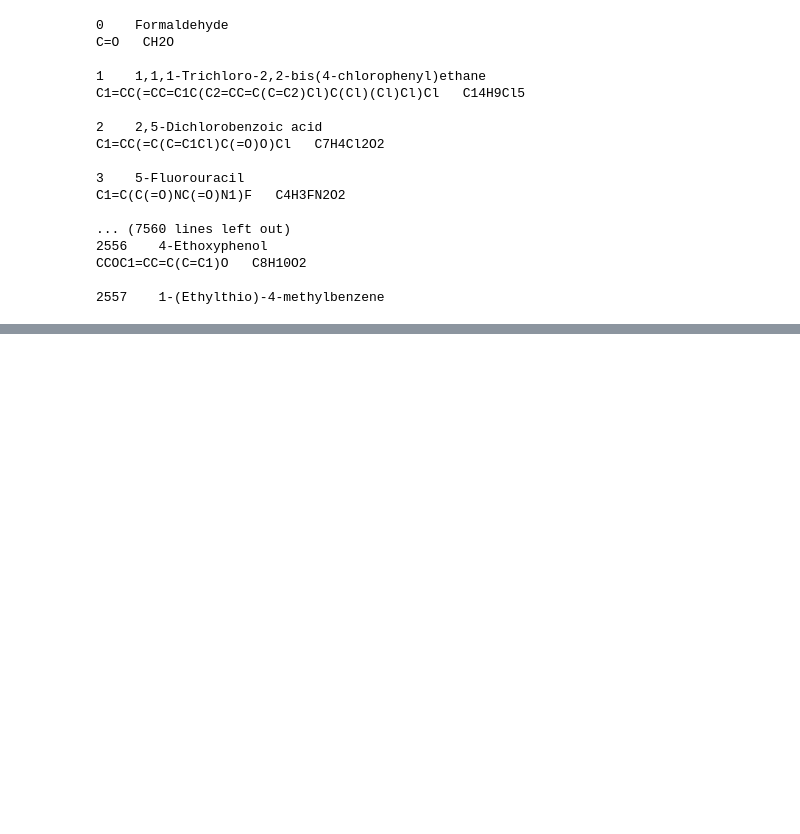
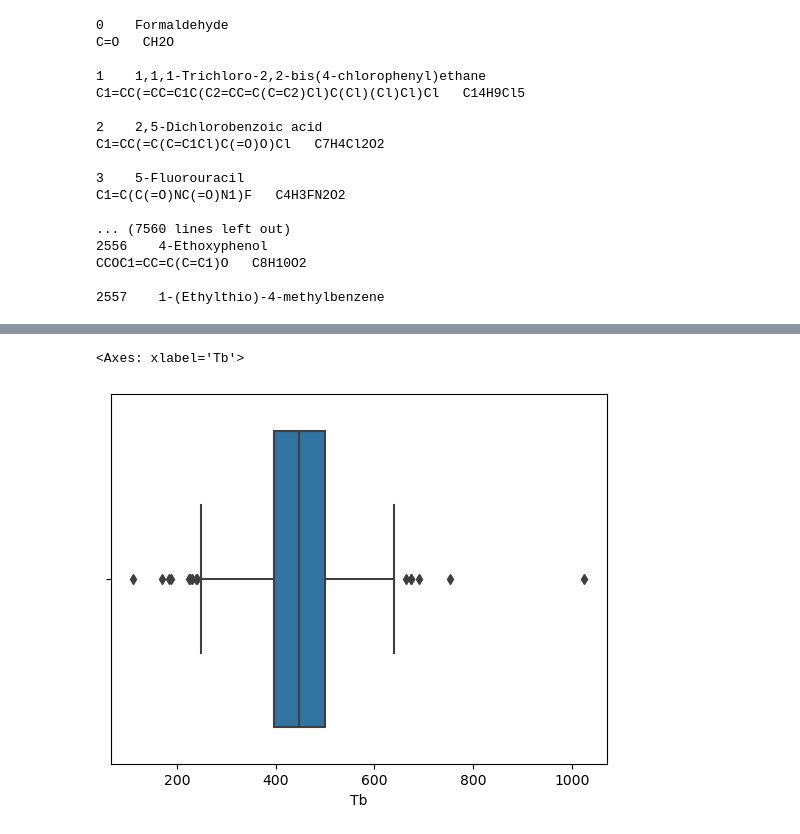
Before and after one commit to Sawahiko/SMILE_to_Feature, a Jupyter notebook: Github_DB_Chemical.ipynb, the cells around one changed output, grey strips where cells are left out. Cells and saved outputs as stored; diff of their text form; code cells hidden in the pictures; blank space fills up the shorter version.

Commit message:
Remove_outliner

```diff
--- a/Github_DB_Chemical.ipynb
+++ b/Github_DB_Chemical.ipynb
@@ -243,3 +254,26 @@ C1=C(C(=O)NC(=O)N1)F   C4H3FN2O2
 CCOC1=CC=C(C=C1)O   C8H10O2
 
 2557    1-(Ethylthio)-4-methylbenzene
+# %%
+import numpy as np
+import pandas as pd
+import pubchempy as pcp
+
+
+def remove_outliers(Excel_path, Excel_sheetname, Threshold=3):
+    df = pd.read_excel("Data.xlsx", sheet_name="Load_AllDataSetC12")
+    data = df['Tb']
+    outliers=[]
+    threshold=Threshold
+    mean = np.mean(data)
+    std =np.std(data)
+
+
+    for i in data:
+        z_score= (i - mean)/std
+        if np.abs(z_score) > threshold:
+            outliers.append(i)
+    new_df = df[~df['Tb'].isin(outliner)]
+    print(outliers)
+    return new_df
+df = remove_outliers("Data.xlsx", "Load_AllDataSetC12", 3)
@@ -245,0 +298,6 @@ CCOC1=CC=C(C=C1)O   C8H10O2
+# %%
+import seaborn as sns
+sns.boxplot(x=df['Tb'])
+# %% [output]
+<Axes: xlabel='Tb'>
+[figure, added]
```
Also changed, not shown: parts of 3 cells of this notebook.
